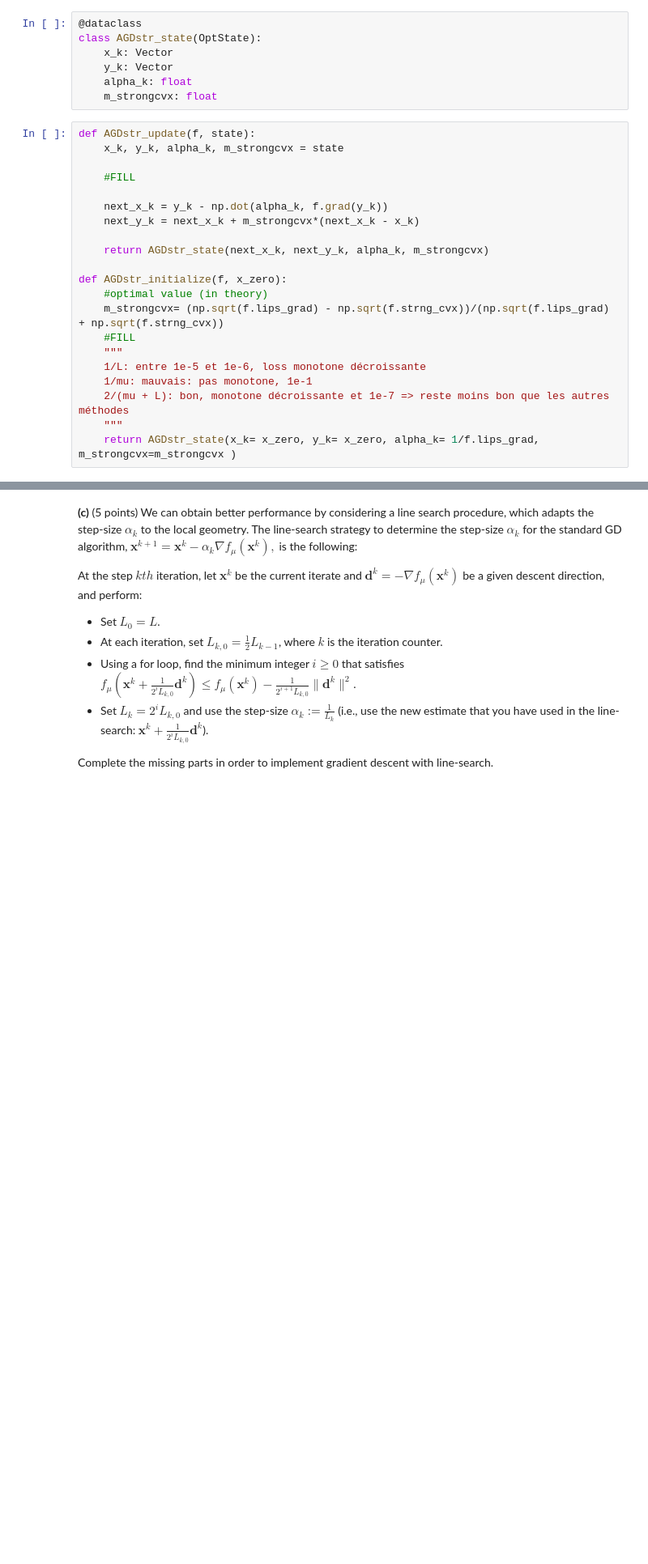
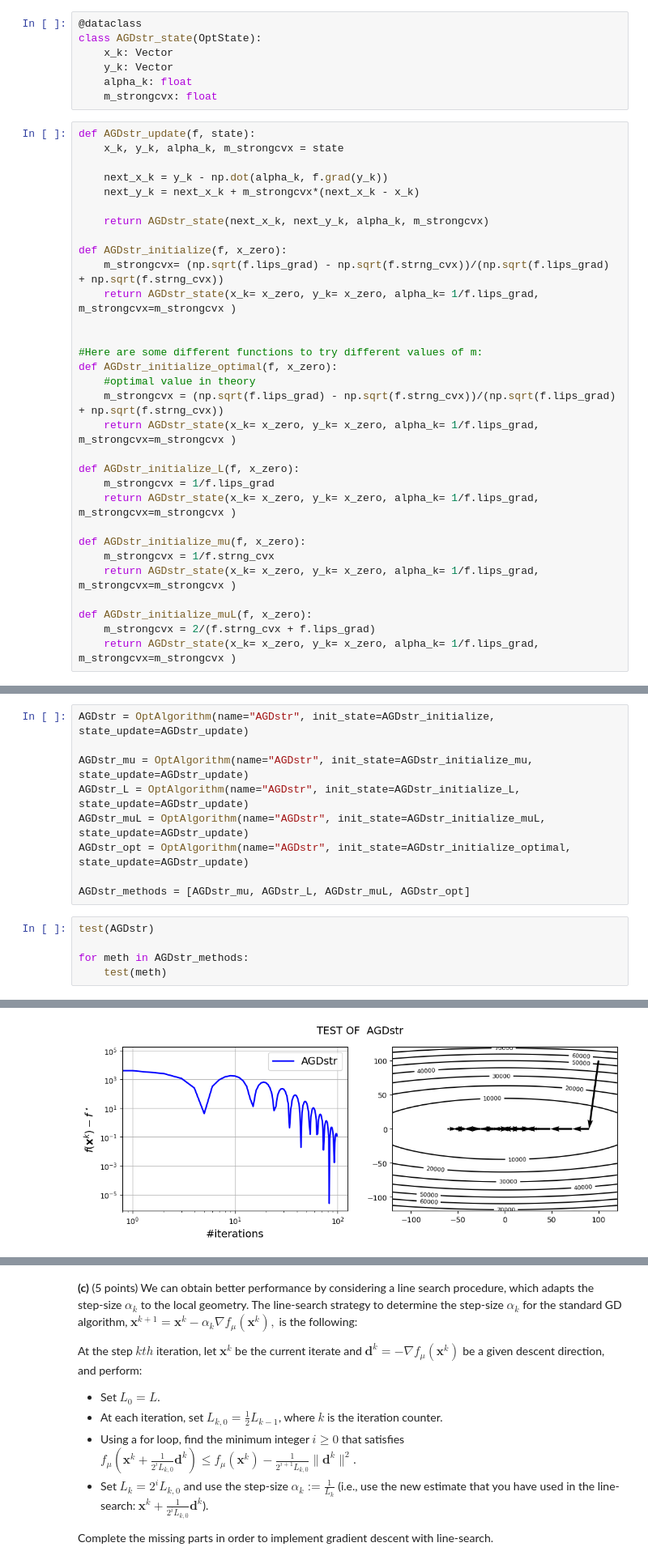
Before and after one commit to MatyaAydin/MoD_HW, a Jupyter notebook: Homework1/Part 2 - First order methods.ipynb, the cells around one changed output, grey strips where cells are left out. Shown at 81% size. Saved outputs shown, nothing was run; the diff lists cells and outputs as text; blank space fills up the shorter version.

Commit message:
tried different values of m in part 2

```diff
--- a/Homework1/Part 2 - First order methods.ipynb
+++ b/Homework1/Part 2 - First order methods.ipynb
@@ -186,8 +186,6 @@ class AGDstr_state(OptState):
 # %%
 def AGDstr_update(f, state):
     x_k, y_k, alpha_k, m_strongcvx = state
-
-    #FILL
 
     next_x_k = y_k - np.dot(alpha_k, f.grad(y_k))
     next_y_k = next_x_k + m_strongcvx*(next_x_k - x_k)
@@ -195,12 +193,24 @@ def AGDstr_update(f, state):
     return AGDstr_state(next_x_k, next_y_k, alpha_k, m_strongcvx)
 
 def AGDstr_initialize(f, x_zero):
-    #optimal value (in theory)
     m_strongcvx= (np.sqrt(f.lips_grad) - np.sqrt(f.strng_cvx))/(np.sqrt(f.lips_grad) + np.sqrt(f.strng_cvx))
-    #FILL
-    """
-    1/L: entre 1e-5 et 1e-6, loss monotone décroissante
-    1/mu: mauvais: pas monotone, 1e-1
-    2/(mu + L): bon, monotone décroissante et 1e-7 => reste moins bon que les autres méthodes
-    """
     return AGDstr_state(x_k= x_zero, y_k= x_zero, alpha_k= 1/f.lips_grad, m_strongcvx=m_strongcvx )
+
+
+#Here are some different functions to try different values of m:
+def AGDstr_initialize_optimal(f, x_zero):
+    #optimal value in theory
+    m_strongcvx = (np.sqrt(f.lips_grad) - np.sqrt(f.strng_cvx))/(np.sqrt(f.lips_grad) + np.sqrt(f.strng_cvx))
+    return AGDstr_state(x_k= x_zero, y_k= x_zero, alpha_k= 1/f.lips_grad, m_strongcvx=m_strongcvx )
+
+def AGDstr_initialize_L(f, x_zero):
+    m_strongcvx = 1/f.lips_grad
+    return AGDstr_state(x_k= x_zero, y_k= x_zero, alpha_k= 1/f.lips_grad, m_strongcvx=m_strongcvx )
+
+def AGDstr_initialize_mu(f, x_zero):
+    m_strongcvx = 1/f.strng_cvx
+    return AGDstr_state(x_k= x_zero, y_k= x_zero, alpha_k= 1/f.lips_grad, m_strongcvx=m_strongcvx )
+
+def AGDstr_initialize_muL(f, x_zero):
+    m_strongcvx = 2/(f.strng_cvx + f.lips_grad)
+    return AGDstr_state(x_k= x_zero, y_k= x_zero, alpha_k= 1/f.lips_grad, m_strongcvx=m_strongcvx )
@@ -212,0 +217,15 @@ test(AGDstr)
+# %%
+AGDstr = OptAlgorithm(name="AGDstr", init_state=AGDstr_initialize, state_update=AGDstr_update)
+
+AGDstr_mu = OptAlgorithm(name="AGDstr", init_state=AGDstr_initialize_mu, state_update=AGDstr_update)
+AGDstr_L = OptAlgorithm(name="AGDstr", init_state=AGDstr_initialize_L, state_update=AGDstr_update)
+AGDstr_muL = OptAlgorithm(name="AGDstr", init_state=AGDstr_initialize_muL, state_update=AGDstr_update)
+AGDstr_opt = OptAlgorithm(name="AGDstr", init_state=AGDstr_initialize_optimal, state_update=AGDstr_update)
+
+AGDstr_methods = [AGDstr_mu, AGDstr_L, AGDstr_muL, AGDstr_opt]
+# %%
+test(AGDstr)
+
+for meth in AGDstr_methods:
+    test(meth)
+# %% [output]
@@ -212,0 +233 @@ test(AGDstr)
+[figure, added]
```
Also changed, not shown: parts of 4 cells of this notebook.
